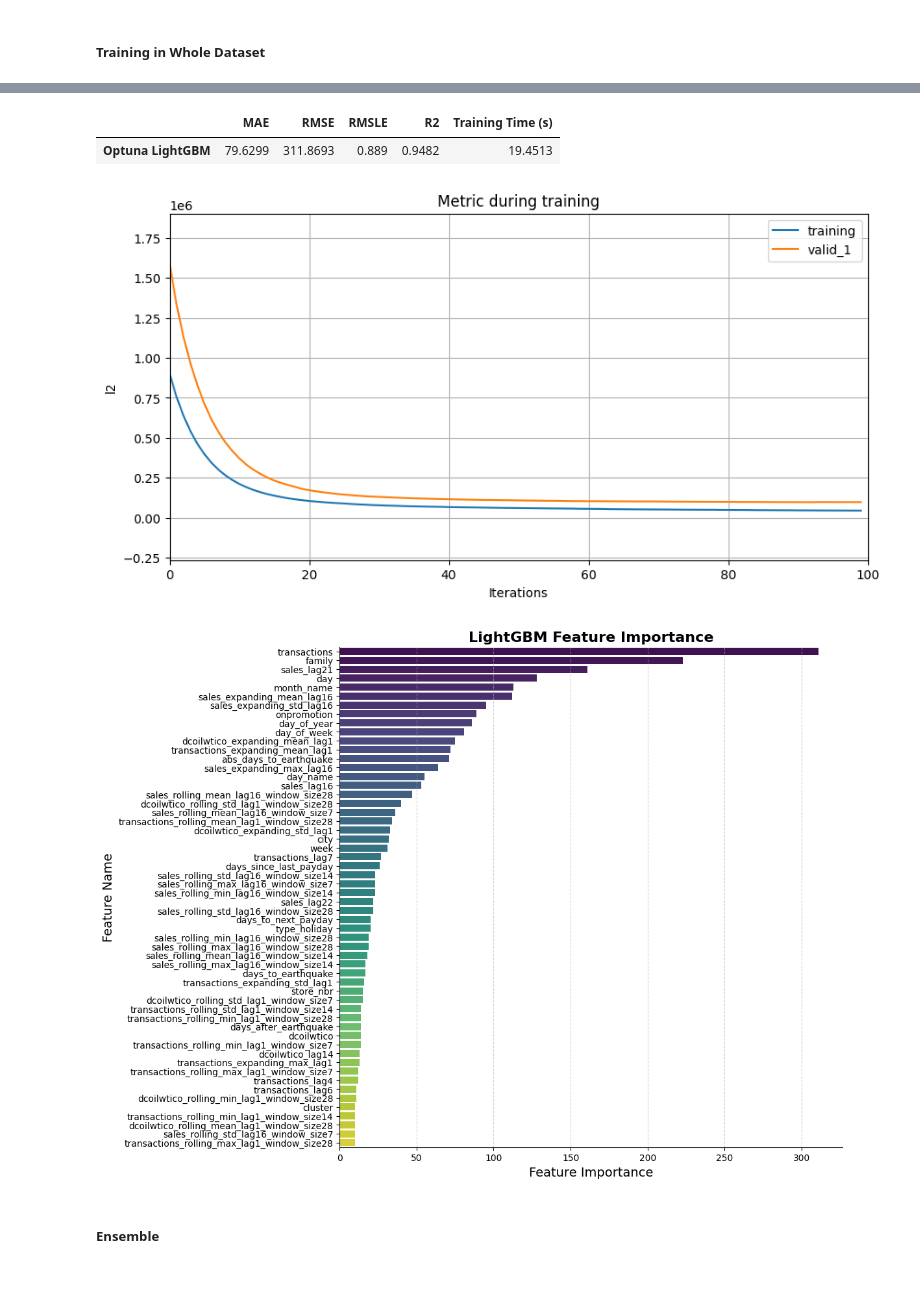
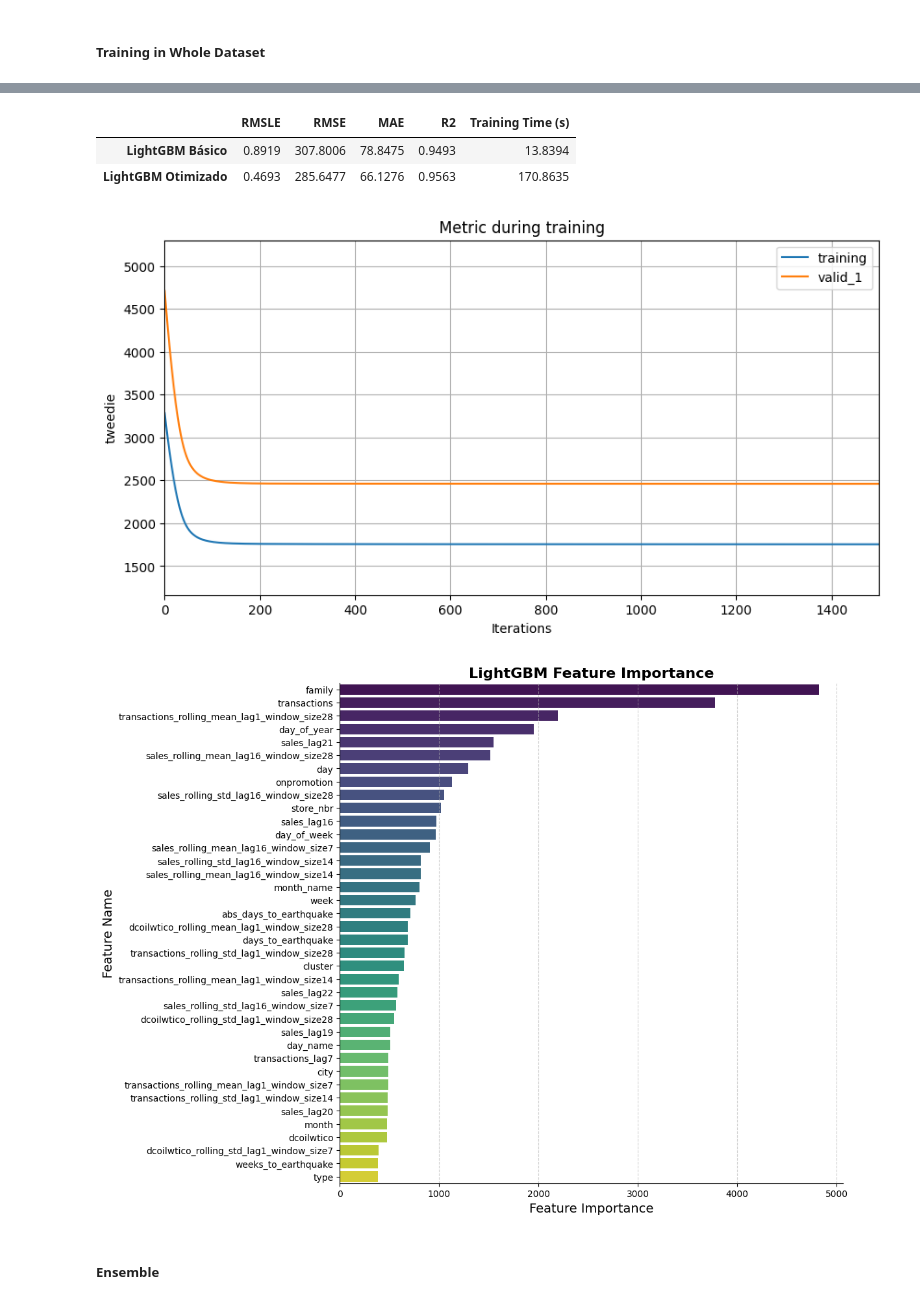
Before and after one commit to GustavoZiel/machine-learning, a Jupyter notebook: src/forecasting.ipynb, the cells around one changed output, grey strips where cells are left out. Cells and saved outputs as stored; diff of their text form; code cells hidden in the pictures.

```diff
--- a/src/forecasting.ipynb
+++ b/src/forecasting.ipynb
@@ -1187,7 +1194,7 @@ class Trainer:
         self.submission = self._load_submission()
 
     def _load_submission(self):
-        df_sample_submission = pd.read_csv(base_folder + "ml_submission_test.csv")
+        df_sample_submission = pd.read_csv(base_folder + submissions_folder + "ml_submission_test.csv")
         return df_sample_submission
 
     def get_models(self):
@@ -1247,9 +1254,9 @@ class Trainer:
                 eval_metric=model_instance.objective,
                 eval_set=[(X_train, y_train), (X_eval, y_eval)],
                 callbacks=[
-                    lgb.log_evaluation(period=100),
+                    # lgb.log_evaluation(period=100),
                     lgb.record_evaluation(eval_results),
-                    lgb.early_stopping(stopping_rounds=1000),
+                    lgb.early_stopping(stopping_rounds=250),
                 ],
             )
             training_time = time.time() - start_time
@@ -1600,6 +1619,10 @@ trainer = Trainer(
     },
 )
 # %%
-results_df = trainer.train(model_names=['Optuna LightGBM'],models_list=['lgbm'], params_list=[{'verbose': -1, 'n_jobs': -1}])
-# results_df = trainer.train(model_names=['Optuna LightGBM'],models_list=['lgbm'], params_list=[lgb_params])
+# results_df = trainer.train(model_names=['Optuna LightGBM'],models_list=['lgbm'], params_list=[{'verbose': -1, 'n_jobs': -1}])
+results_df = trainer.train(
+    model_names=["LightGBM Básico", "LightGBM Otimizado"],
+    models_list=["lgbm", "lgbm"],
+    params_list=[{"verbose": -1, "n_jobs": -1}, lgb_params],
+)
 # %% [output]
@@ -1618,15 +1646,16 @@ MAE: 79.6299 | RMSE: 311.8693 | RMSLE: 0.889 | R2: 0.9482
 # %%
 results_df
 # %% [output]
-|  | MAE | RMSE | RMSLE | R2 | Training Time (s) |
-| Optuna LightGBM | 79.6299 | 311.8693 | 0.889 | 0.9482 | 19.4513 |
+|  | RMSLE | RMSE | MAE | R2 | Training Time (s) |
+| LightGBM Básico | 0.8919 | 307.8006 | 78.8475 | 0.9493 | 13.8394 |
+| LightGBM Otimizado | 0.4693 | 285.6477 | 66.1276 | 0.9563 | 170.8635 |
 # %%
-trainer.plot_metrics(['Optuna LightGBM'])
+trainer.plot_metrics(['LightGBM Otimizado'])
 # %% [output]
-[figure, old version]
+[figure, new version]
 # %%
-trainer.plot_feature_importance(['Optuna LightGBM'], top_percent=0.5, figsize=(10,10))
+trainer.plot_feature_importance(['LightGBM Otimizado'], top_percent=0.5, figsize=(10,10))
 # %% [output]
-[figure, old version]
+[figure, new version]
 # %% [markdown]
 ##### Ensemble
```
Also changed, not shown: parts of 20 cells of this notebook, 2 other files.
